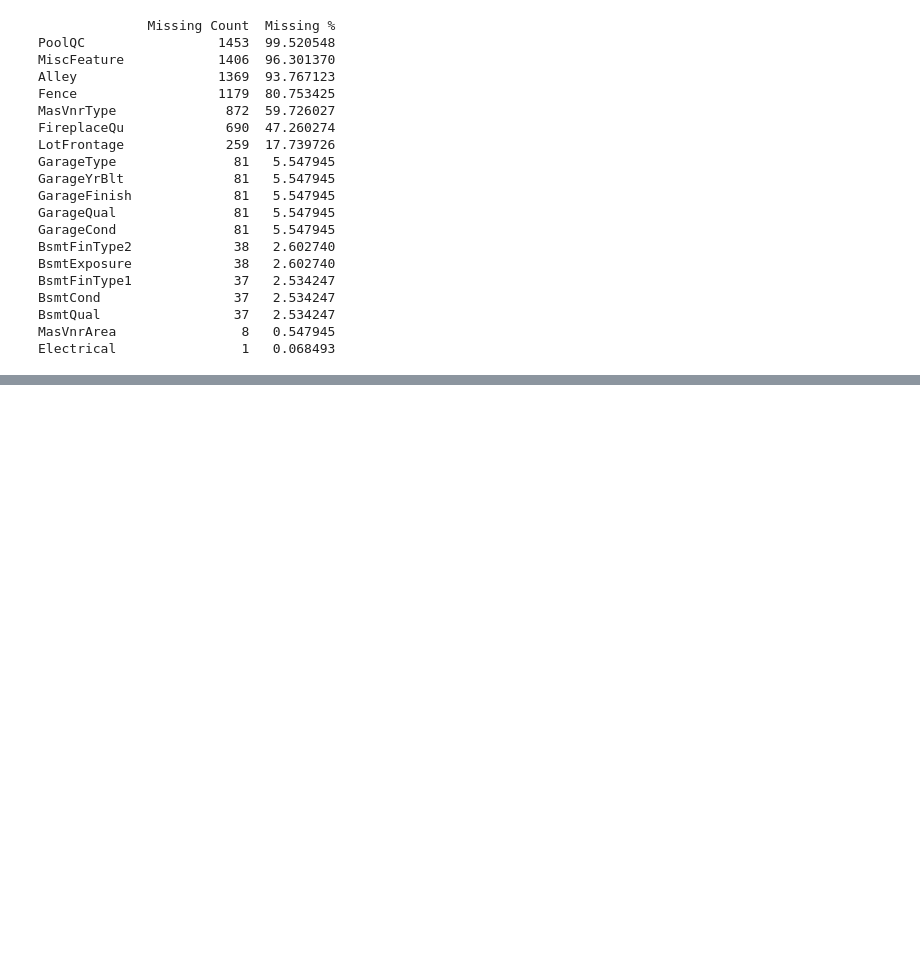
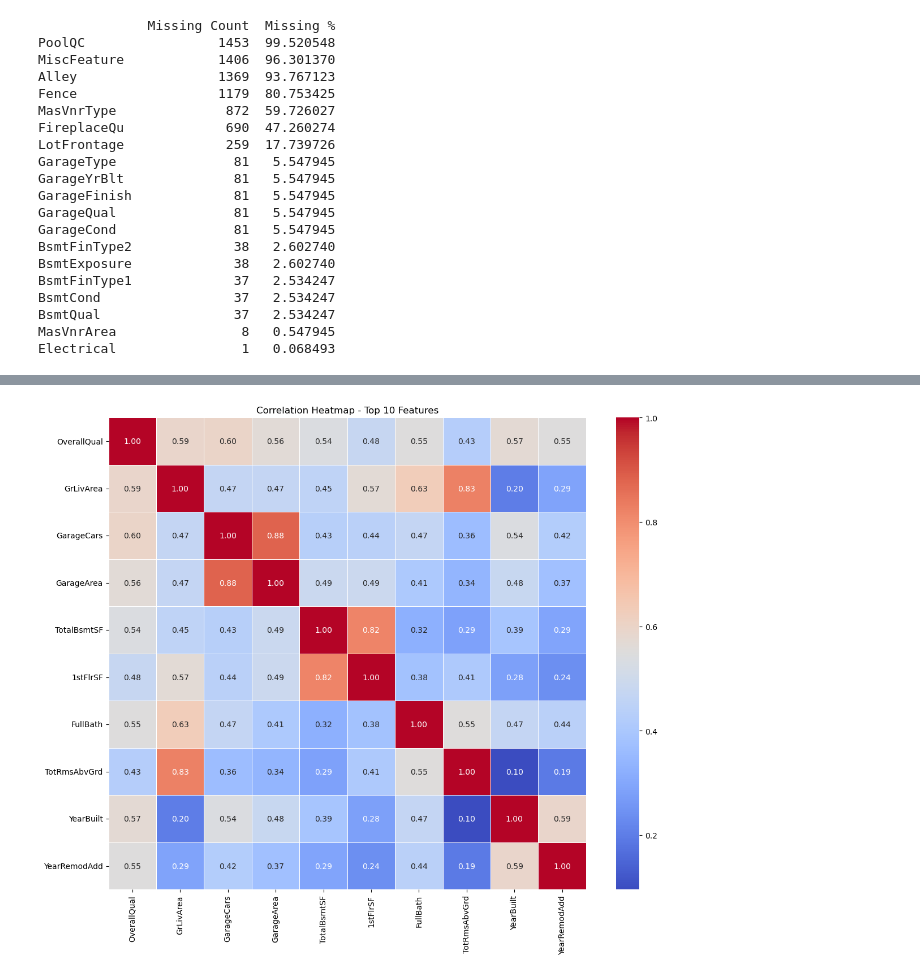
Before and after one commit to MayankVachhani14/house-price-prediction, a Jupyter notebook: 01_eda.ipynb, the cells around one changed output, grey strips where cells are left out. Saved outputs shown, nothing was run; the diff lists cells and outputs as text; code cells hidden in the pictures; blank space fills up the shorter version.

Commit message:
performed log trans, correlation, and checked for outliers

```diff
--- a/01_eda.ipynb
+++ b/01_eda.ipynb
@@ -95,0 +123,3 @@ Electrical                1   0.068493
+# %%
+correlation = train.corr(numeric_only=True)['SalePrice'].sort_values(ascending=False)
+print(correlation.head(15))
@@ -95,0 +157,18 @@ Electrical                1   0.068493
+# %%
+plt.figure(figsize=(12, 10))
+
+# Select top 10 correlated features with SalePrice
+top_features = correlation[1:11].index
+
+# Plot heatmap
+sns.heatmap(train[top_features].corr(),
+            annot=True,
+            cmap='coolwarm',
+            fmt='.2f',
+            linewidths=0.5)
+
+plt.title('Correlation Heatmap - Top 10 Features')
+plt.tight_layout()
+plt.show()
+# %% [output]
+[figure, added]
```
Also changed, not shown: parts of 6 cells of this notebook, 1 other file.
